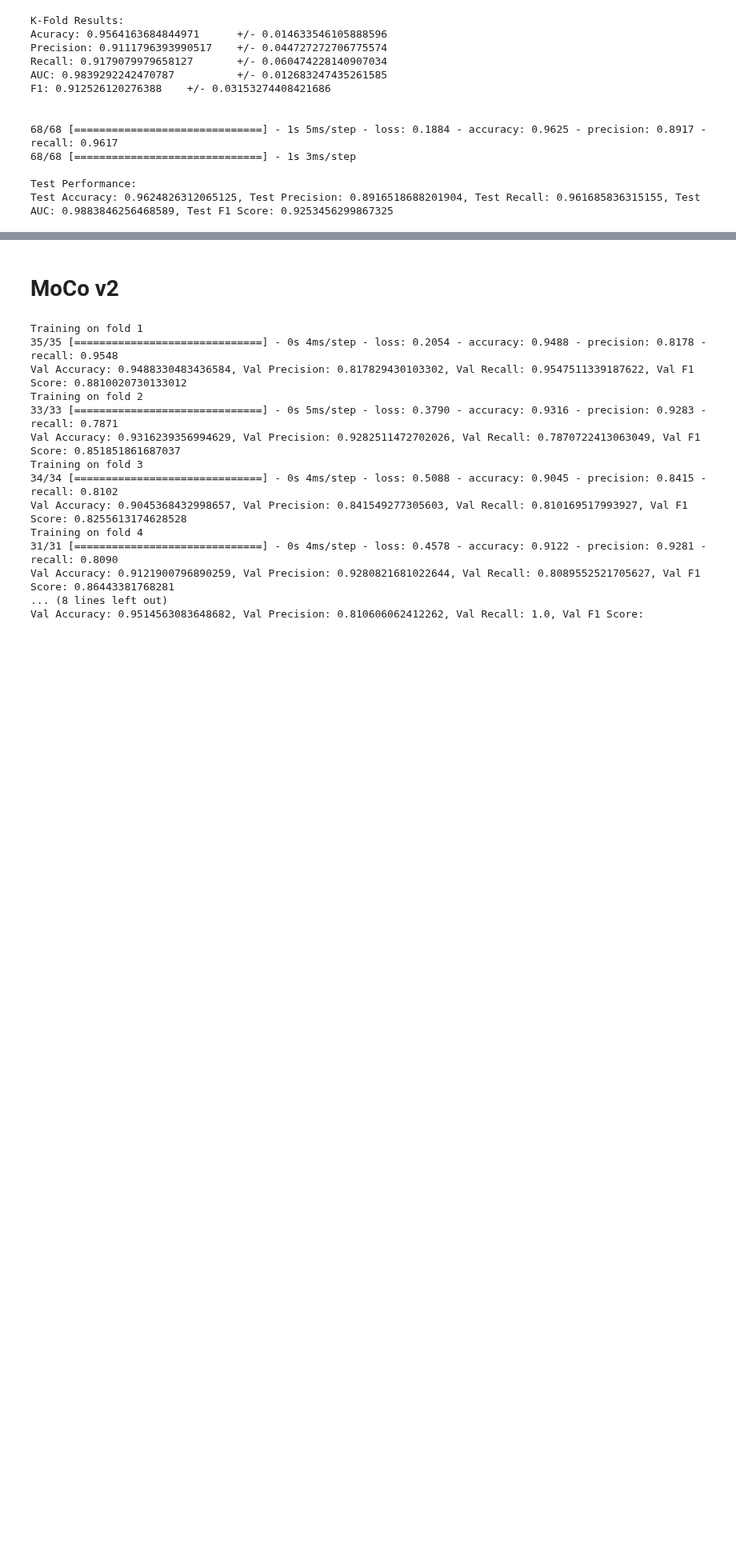
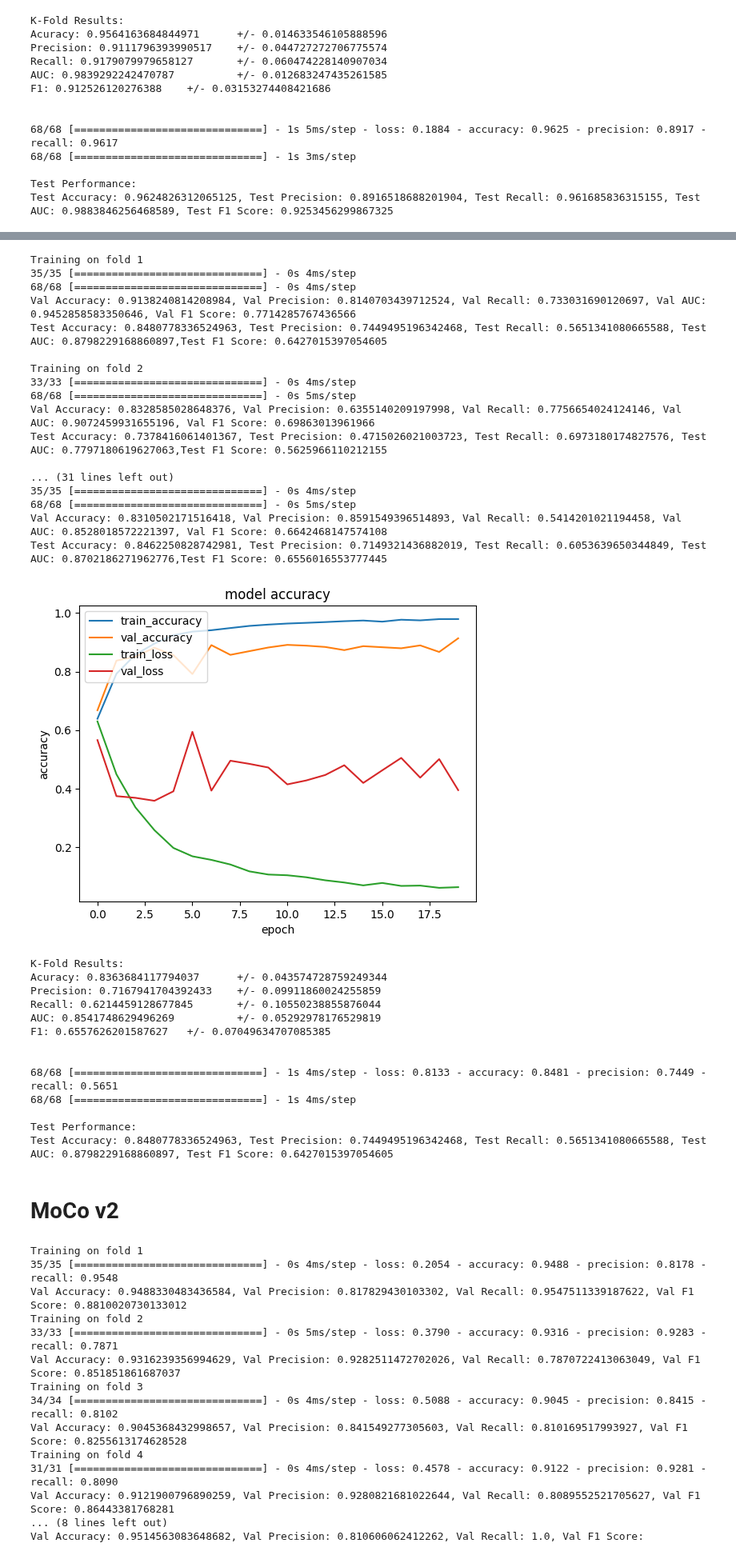
Before and after one commit to raaifhadadi/FYP, a Jupyter notebook: brugada_ssl_finetuning.ipynb, the cells around one changed output, grey strips where cells are left out. Shown at 80% size. Cells and saved outputs as stored; diff of their text form; code cells hidden in the pictures; blank space fills up the shorter version.

```diff
--- a/brugada_ssl_finetuning.ipynb
+++ b/brugada_ssl_finetuning.ipynb
@@ -473,3 +568,39 @@ Test Accuracy: 0.9624826312065125, Test Precision: 0.8916518688201904, Test Reca
+# %%
+# Deep SMOTE
+# BARD
+k_fold_finetune_resnet(8, X_train_resampled_deep, Y_train_resampled_deep, folds_train_resampled_deep, X_train, Y_train, folds_train, freeze_layers=8, batch_size=32, epochs=20, weights_path='model-weights/resnet10_simclr_model.h5', learning_rate=0.0001, num_classes=1, name="resnet10_bard_deep_smote_brugada.h5")
+# %% [output]
+Training on fold 1
+35/35 [==============================] - 0s 4ms/step
+68/68 [==============================] - 0s 4ms/step
+Val Accuracy: 0.9138240814208984, Val Precision: 0.8140703439712524, Val Recall: 0.733031690120697, Val AUC: 0.9452858583350646, Val F1 Score: 0.7714285767436566
+Test Accuracy: 0.8480778336524963, Test Precision: 0.7449495196342468, Test Recall: 0.5651341080665588, Test AUC: 0.8798229168860897,Test F1 Score: 0.6427015397054605
+
+Training on fold 2
+33/33 [==============================] - 0s 4ms/step
+68/68 [==============================] - 0s 5ms/step
+Val Accuracy: 0.8328585028648376, Val Precision: 0.6355140209197998, Val Recall: 0.7756654024124146, Val AUC: 0.9072459931655196, Val F1 Score: 0.69863013961966
+Test Accuracy: 0.7378416061401367, Test Precision: 0.4715026021003723, Test Recall: 0.6973180174827576, Test AUC: 0.7797180619627063,Test F1 Score: 0.5625966110212155
+
+... (31 lines left out)
+35/35 [==============================] - 0s 4ms/step
+68/68 [==============================] - 0s 5ms/step
+Val Accuracy: 0.8310502171516418, Val Precision: 0.8591549396514893, Val Recall: 0.5414201021194458, Val AUC: 0.8528018572221397, Val F1 Score: 0.6642468147574108
+Test Accuracy: 0.8462250828742981, Test Precision: 0.7149321436882019, Test Recall: 0.6053639650344849, Test AUC: 0.8702186271962776,Test F1 Score: 0.6556016553777445
+[figure, added]
+K-Fold Results:
+Acuracy: 0.8363684117794037      +/- 0.043574728759249344
+Precision: 0.7167941704392433    +/- 0.09911860024255859
+Recall: 0.6214459128677845       +/- 0.10550238855876044
+AUC: 0.8541748629496269          +/- 0.05292978176529819
+F1: 0.6557626201587627   +/- 0.07049634707085385
+
+
+68/68 [==============================] - 1s 4ms/step - loss: 0.8133 - accuracy: 0.8481 - precision: 0.7449 - recall: 0.5651
+68/68 [==============================] - 1s 4ms/step
+
+Test Performance:
+Test Accuracy: 0.8480778336524963, Test Precision: 0.7449495196342468, Test Recall: 0.5651341080665588, Test AUC: 0.8798229168860897, Test F1 Score: 0.6427015397054605
 # %% [markdown]
 # MoCo v2
 # %%
```
Also changed, not shown: parts of 5 cells of this notebook.
